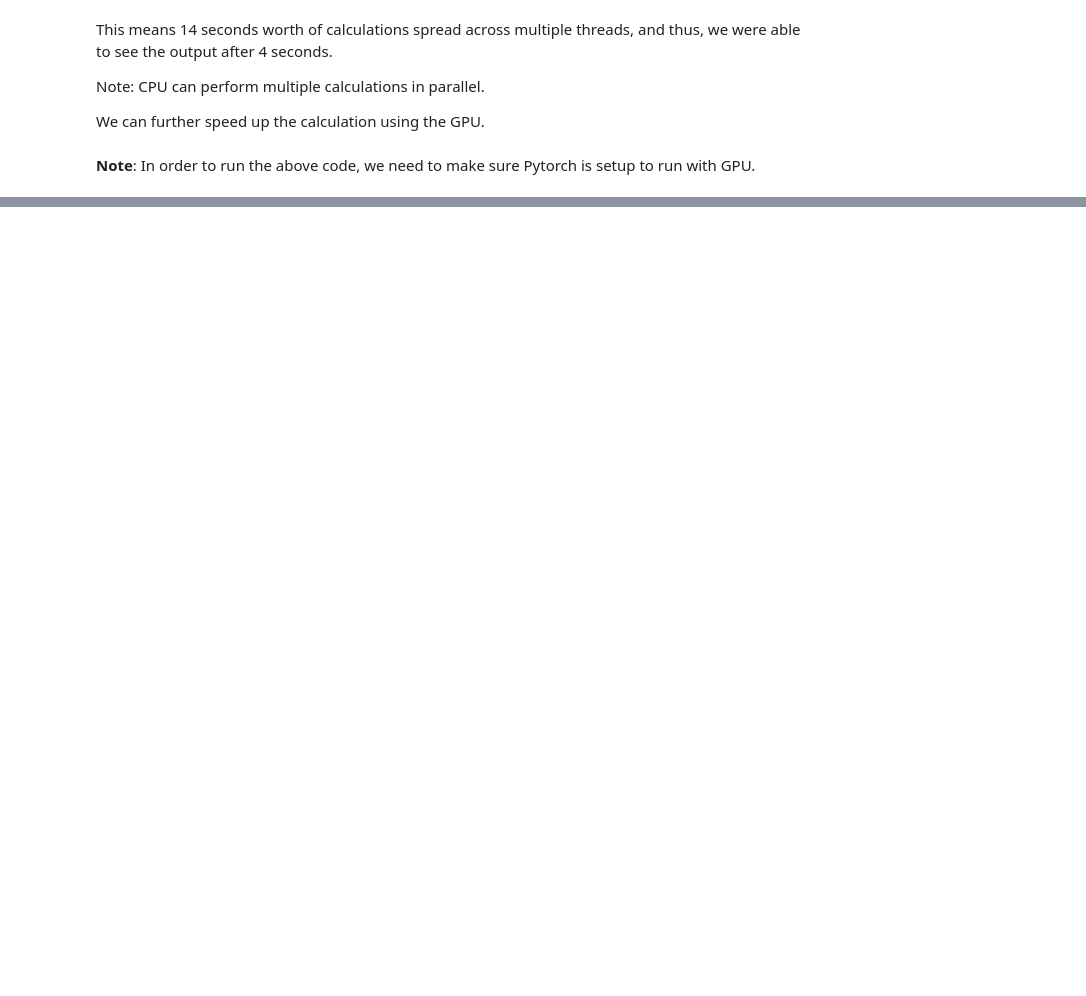
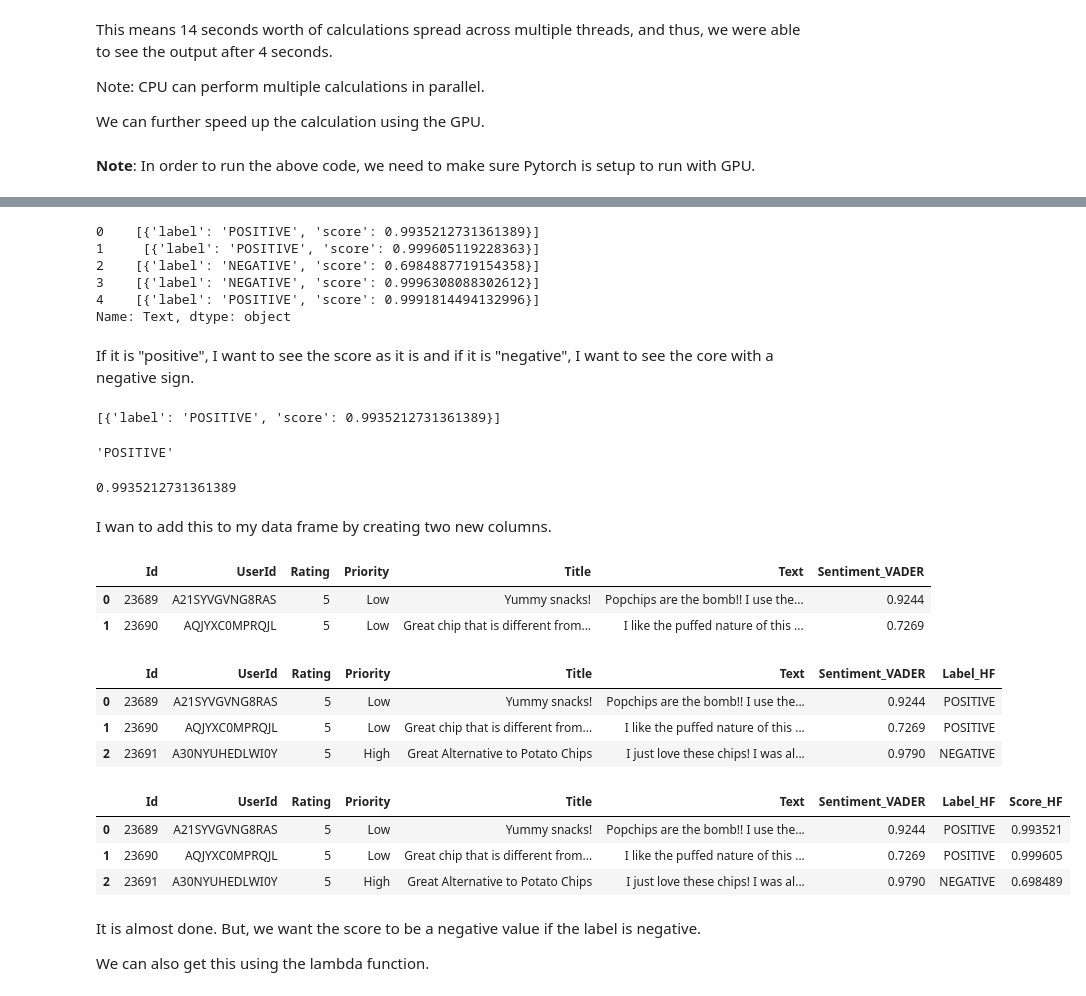
Before and after one commit to sulabola/NLP_in_Python, a Jupyter notebook: Chapter 6 - Transformers with Hugging Face.ipynb, the cells around one changed output, grey strips where cells are left out. Saved outputs shown, nothing was run; the diff lists cells and outputs as text; code cells hidden in the pictures; blank space fills up the shorter version.

```diff
--- a/Chapter 6 - Transformers with Hugging Face.ipynb
+++ b/Chapter 6 - Transformers with Hugging Face.ipynb
@@ -256,0 +259,54 @@ We can further speed up the calculation using the GPU.
+# %%
+sentiment_scores = df['Text'].apply(sentiment_analyzer)
+sentiment_scores[:5]
+# %% [output]
+0    [{'label': 'POSITIVE', 'score': 0.9935212731361389}]
+1     [{'label': 'POSITIVE', 'score': 0.999605119228363}]
+2    [{'label': 'NEGATIVE', 'score': 0.6984887719154358}]
+3    [{'label': 'NEGATIVE', 'score': 0.9996308088302612}]
+4    [{'label': 'POSITIVE', 'score': 0.9991814494132996}]
+Name: Text, dtype: object
+# %% [markdown]
+If it is "positive", I want to see the score as it is and if it is "negative", I want to see the core with a negative sign.
+# %%
+sentiment_scores[0]
+# %% [output]
+[{'label': 'POSITIVE', 'score': 0.9935212731361389}]
+# %%
+sentiment_scores[0][0]['label']
+# %% [output]
+'POSITIVE'
+# %%
+sentiment_scores[0][0]['score']
+# %% [output]
+0.9935212731361389
+# %% [markdown]
+I wan to add this to my data frame by creating two new columns.
+# %%
+df.head(2)
+# %% [output]
+|  | Id | UserId | Rating | Priority | Title | Text | Sentiment_VADER |
+| 0 | 23689 | A21SYVGVNG8RAS | 5 | Low | Yummy snacks! | Popchips are the bomb!! I use the... | 0.9244 |
+| 1 | 23690 | AQJYXC0MPRQJL | 5 | Low | Great chip that is different from... | I like the puffed nature of this ... | 0.7269 |
+# %%
+### In order to apply this to each row, we are using the "lambda function" available in Python.
+
+df['Label_HF'] = sentiment_scores.apply(lambda x: x[0]['label'])
+df.head(3)
+# %% [output]
+|  | Id | UserId | Rating | Priority | Title | Text | Sentiment_VADER | Label_HF |
+| 0 | 23689 | A21SYVGVNG8RAS | 5 | Low | Yummy snacks! | Popchips are the bomb!! I use the... | 0.9244 | POSITIVE |
+| 1 | 23690 | AQJYXC0MPRQJL | 5 | Low | Great chip that is different from... | I like the puffed nature of this ... | 0.7269 | POSITIVE |
+| 2 | 23691 | A30NYUHEDLWI0Y | 5 | High | Great Alternative to Potato Chips | I just love these chips! I was al... | 0.9790 | NEGATIVE |
+# %%
+df['Score_HF'] = sentiment_scores.apply(lambda x: x[0]['score'])
+df.head(3)
+# %% [output]
+|  | Id | UserId | Rating | Priority | Title | Text | Sentiment_VADER | Label_HF | Score_HF |
+| 0 | 23689 | A21SYVGVNG8RAS | 5 | Low | Yummy snacks! | Popchips are the bomb!! I use the... | 0.9244 | POSITIVE | 0.993521 |
+| 1 | 23690 | AQJYXC0MPRQJL | 5 | Low | Great chip that is different from... | I like the puffed nature of this ... | 0.7269 | POSITIVE | 0.999605 |
+| 2 | 23691 | A30NYUHEDLWI0Y | 5 | High | Great Alternative to Potato Chips | I just love these chips! I was al... | 0.9790 | NEGATIVE | 0.698489 |
+# %% [markdown]
+It is almost done. But, we want the score to be a negative value if the label is negative.
+
+We can also get this using the lambda function.
```
Also changed, not shown: parts of 6 cells of this notebook.
